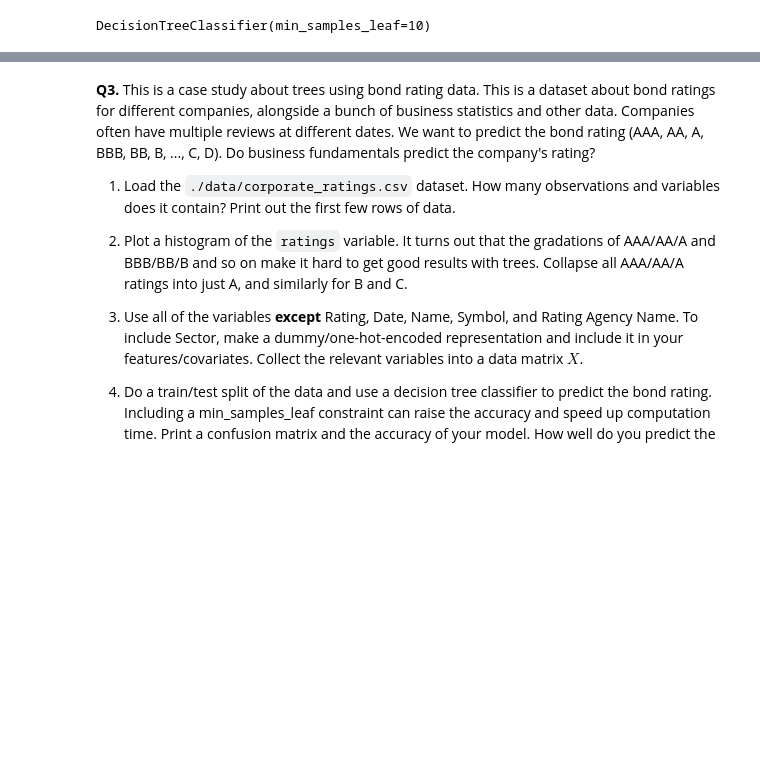
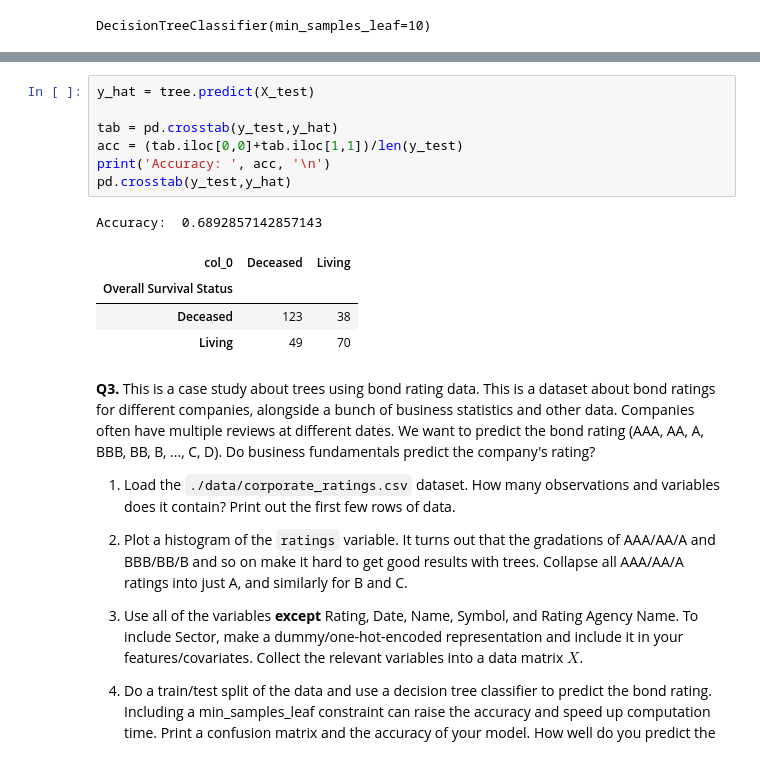
Before and after one commit to eaa3ug/trees_assignment, a Jupyter notebook: assignment.ipynb, the cells around one changed output, grey strips where cells are left out. Cells and saved outputs as stored; diff of their text form; blank space fills up the shorter version.

```diff
--- a/assignment.ipynb
+++ b/assignment.ipynb
@@ -106,3 +107,16 @@ plt.show()
+# %%
+y_hat = tree.predict(X_test)
+
+tab = pd.crosstab(y_test,y_hat)
+acc = (tab.iloc[0,0]+tab.iloc[1,1])/len(y_test)
+print('Accuracy: ', acc, '\n')
+pd.crosstab(y_test,y_hat)
+# %% [output]
+Accuracy:  0.6892857142857143
+| col_0 | Deceased | Living |
+| Overall Survival Status |  |  |
+| Deceased | 123 | 38 |
+| Living | 49 | 70 |
 # %% [markdown]
 **Q3.** This is a case study about trees using bond rating data. This is a dataset about bond ratings for different companies, alongside a bunch of business statistics and other data. Companies often have multiple reviews at different dates. We want to predict the bond rating (AAA, AA, A, BBB, BB, B, ..., C, D). Do business fundamentals predict the company's rating?
 
```
Also changed, not shown: parts of 1 cell of this notebook.
